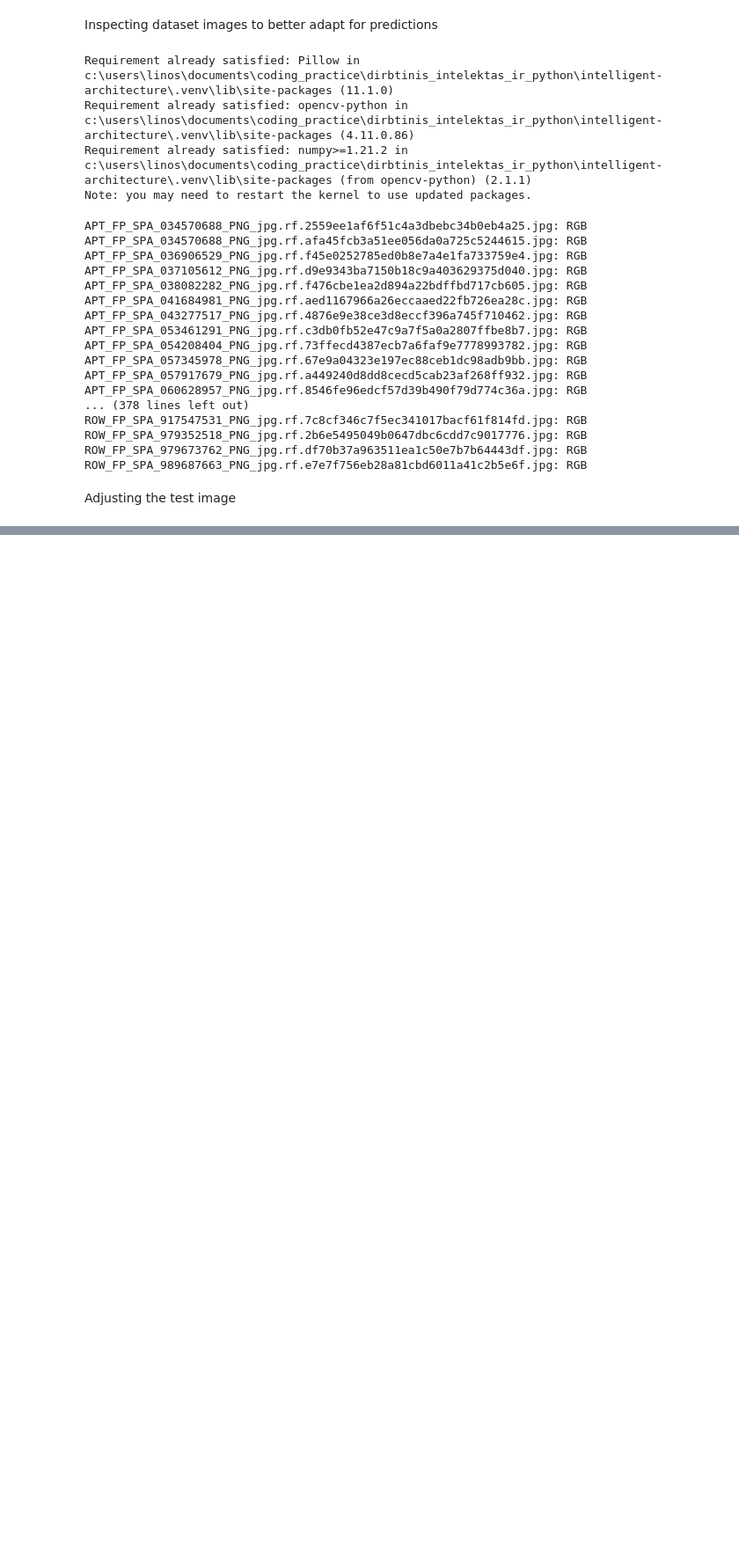
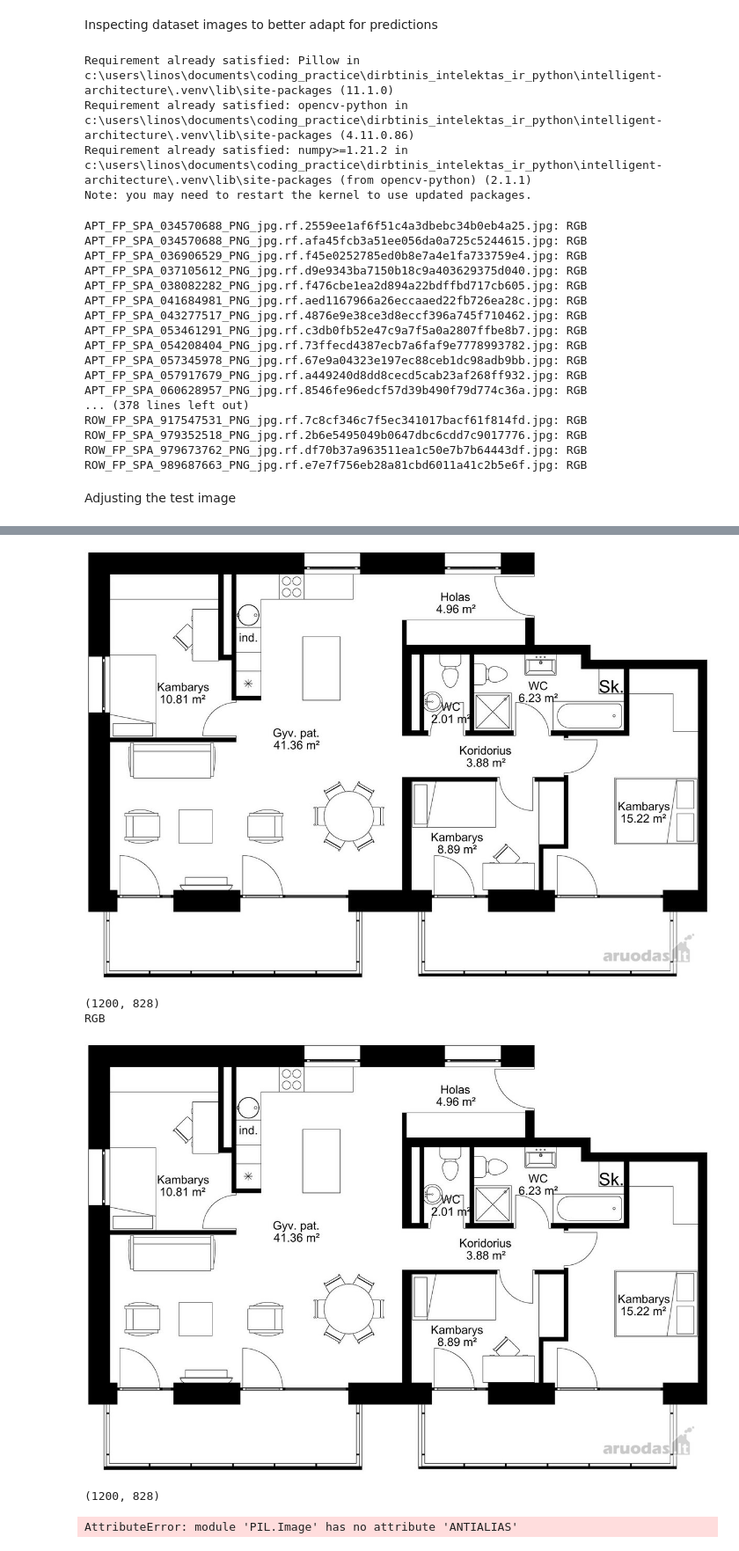
Before and after one commit to LinaVysnia/Intelligent-Architecture, a Jupyter notebook: app/data/model_test.ipynb, the cells around one changed output, grey strips where cells are left out. Shown at 88% size. Drawn from its saved outputs; the diff is of its cells as text; code cells hidden in the pictures; blank space fills up the shorter version.

Commit message:
image port processing progress

```diff
--- a/app/data/model_test.ipynb
+++ b/app/data/model_test.ipynb
@@ -60,31 +64,57 @@ Adjusting the test image
 # %%
 import cv2
 import numpy as np
 
 new_size = (640, 640) #based on the trainin data size
 
 def pre_process(image : Image, size = (640, 640)):
     """Pre-processes the image to the same standards as the training data"""
 
     #converting to rgb if not rgb
     color_mode = check_image_color_mode(image)
     print(color_mode)
     if color_mode != "RGB":
         image = image.convert("RGB")
 
     #stripping auto-rotation
     data = list(image.getdata())
     image_stripped = Image.new(image.mode, image.size)
     image_stripped.putdata(data)
 
-    #to cv2 for resizing
-    image_cv2 = cv2.cvtColor(np.array(image_stripped), cv2.COLOR_RGB2BGR)
+    display(image_stripped)
+    print(image_stripped.size)
 
+    #resizing
+    old_size = image_stripped.size  # old_size[0] is in (width, height) format
 
+    ratio = float(size[0])/max(old_size)
+    new_size = tuple([int(x*ratio) for x in old_size])
+    image_stripped.thumbnail(new_size, Image.ANTIALIAS)
 
+    #im = im.resize(new_size, Image.ANTIALIAS)
+    # create a new image and paste the resized on it
 
-#auto- orient
+    new_im = Image.new("RGB", size)
+    new_im.paste(image_stripped, ((size[0]-new_size[0])//2,
+                        (size[1]-new_size[1])//2))
+
+    new_im.show()
+
 #adjust the size
+
+image_loc = "my_custom/image (16).png"
+img_test = Image.open(image_loc)
+display(img_test)
+print(img_test.size)
+
+pre_process(img_test)
+# %% [output]
+[figure, added]
+(1200, 828)
+RGB
+[figure, added]
+(1200, 828)
+AttributeError: module 'PIL.Image' has no attribute 'ANTIALIAS'
 # %%
 %pip install ultralytics
 # %%
```
Also changed, not shown: parts of 3 cells of this notebook.
